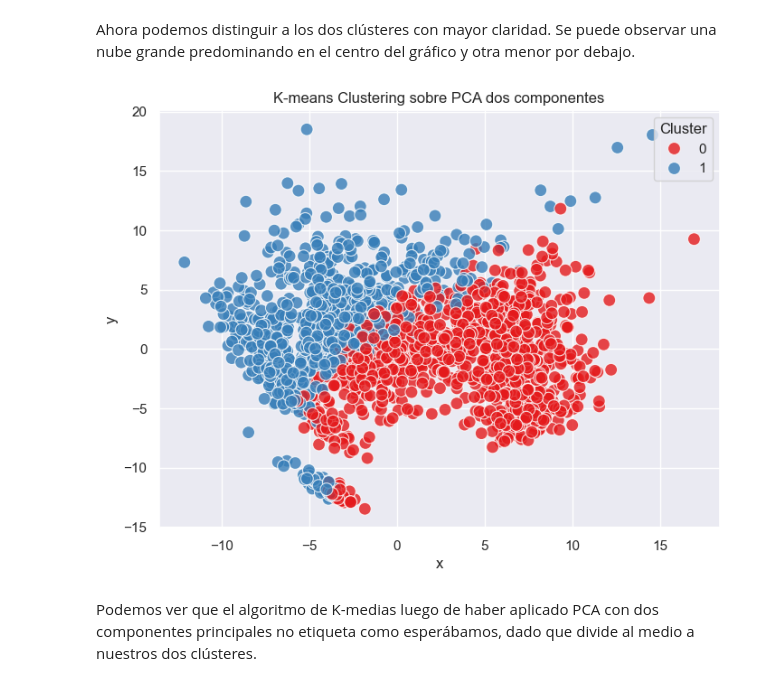
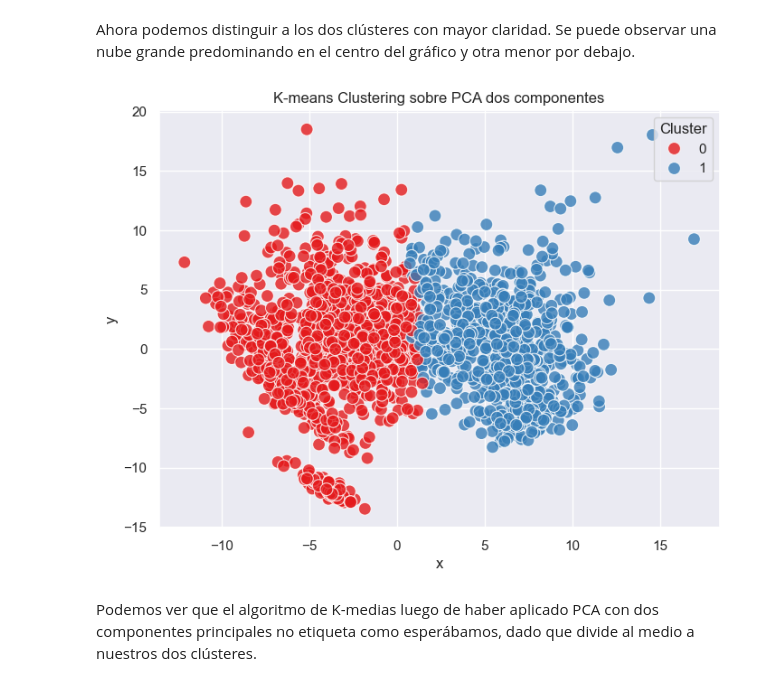
Before and after one commit to joacokoif/tp2_fulbo_ldd, a Jupyter notebook: tp2_LDD_Futbol_Analytics.ipynb, the cells around one changed output. Cells and saved outputs as stored; diff of their text form; code cells hidden in the pictures.

```diff
--- a/tp2_LDD_Futbol_Analytics.ipynb
+++ b/tp2_LDD_Futbol_Analytics.ipynb
@@ -156,22 +156,22 @@ Ahora podemos distinguir a los dos clústeres con mayor claridad. Se puede obser
 # %%
 # (c) Para la cantidad de clusters observados en el ítem anterior, realizar un agrupamiento por k-medias,
 # y colorear los puntos según las etiquetas obtenidas. ¿Coinciden las etiquetas con lo esperado?
 
 num_clusters = 2  # Determinar el número de clústers
 
 kmeans = KMeans(n_clusters=num_clusters, random_state=42) # Aplicar k-means
-df_pca['Cluster'] = kmeans.fit_predict(data_num)
+df_pca['Cluster'] = kmeans.fit_predict(df_scaled)
 
 # Graficar el resultado
 plt.figure(figsize=(8, 6))
 sns.scatterplot(x='x', y='y', hue='Cluster', data=df_pca, s=100, palette='Set1', alpha=0.8, legend='full')
 plt.title('K-means Clustering sobre PCA dos componentes')
 plt.xlabel('x')
 plt.ylabel('y')
 plt.grid(True)
 plt.show()
 # %% [output]
-[figure, old version]
+[figure, new version]
 # %% [markdown]
 Podemos ver que el algoritmo de K-medias luego de haber aplicado PCA con dos componentes principales no etiqueta como esperábamos, dado que divide al medio a nuestros dos clústeres.
 # %%
```
Also changed, not shown: parts of 9 cells of this notebook.
